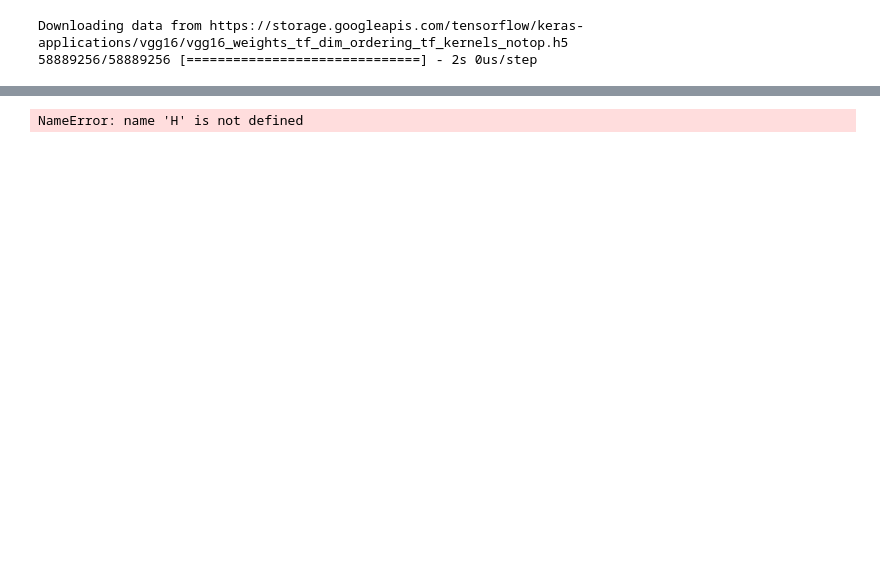
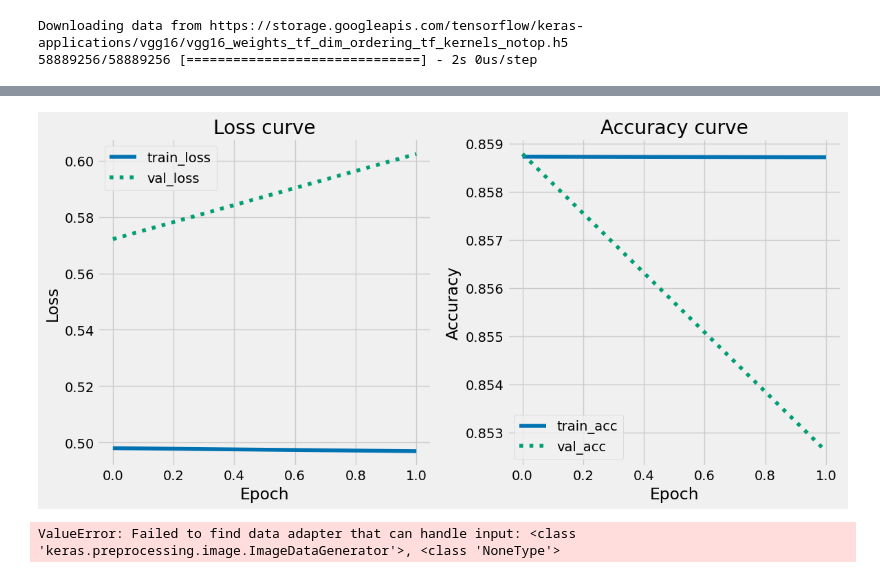
Before and after one commit to AU-CDS/assignment3-pretrained-cnns-AneliaAB, a Jupyter notebook: scr/code.ipynb, the cells around one changed output, grey strips where cells are left out. Drawn from its saved outputs; the diff is of its cells as text; code cells hidden in the pictures; blank space fills up the shorter version.

Commit message:
saving plot

```diff
--- a/scr/code.ipynb
+++ b/scr/code.ipynb
@@ -126,7 +120,7 @@ H = model.fit_generator(
     steps_per_epoch = train_generator.samples // batch_size,
     validation_data = validation_generator,
     validation_steps = validation_generator.samples // batch_size,
-    epochs = 10)
+    epochs = 2)
 # %% [output]
 Found 84933 images belonging to 4 classes.
 Found 21233 images belonging to 4 classes.
@@ -160,10 +159,10 @@ def plot_history(H, epochs):
 # %%
-plot_history(H, 1)
+plot_history(H, 2)
 # %% [output]
-NameError: name 'H' is not defined
+[figure, added]
 # %%
-predictions = model.predict(test_data_dir, batch_size=128)
-classification_report(train_data_dir.argmax(axis=1),
+predictions = model.predict(train_datagen, batch_size=128)
+classification_report(train_generator.argmax(axis=1),
                             predictions.argmax(axis=1),
                             target_names=labelNames)
 
@@ -173,3 +172,5 @@ report_path = "../out/classification_report.txt"
 text_file = open(report_path, "w")
 n = text_file.write(report)
 text_file.close()
+# %% [output]
+ValueError: Failed to find data adapter that can handle input: <class 'keras.preprocessing.image.ImageDataGenerator'>, <class 'NoneType'>
```
Also changed, not shown: parts of 5 cells of this notebook, 1 other file.
